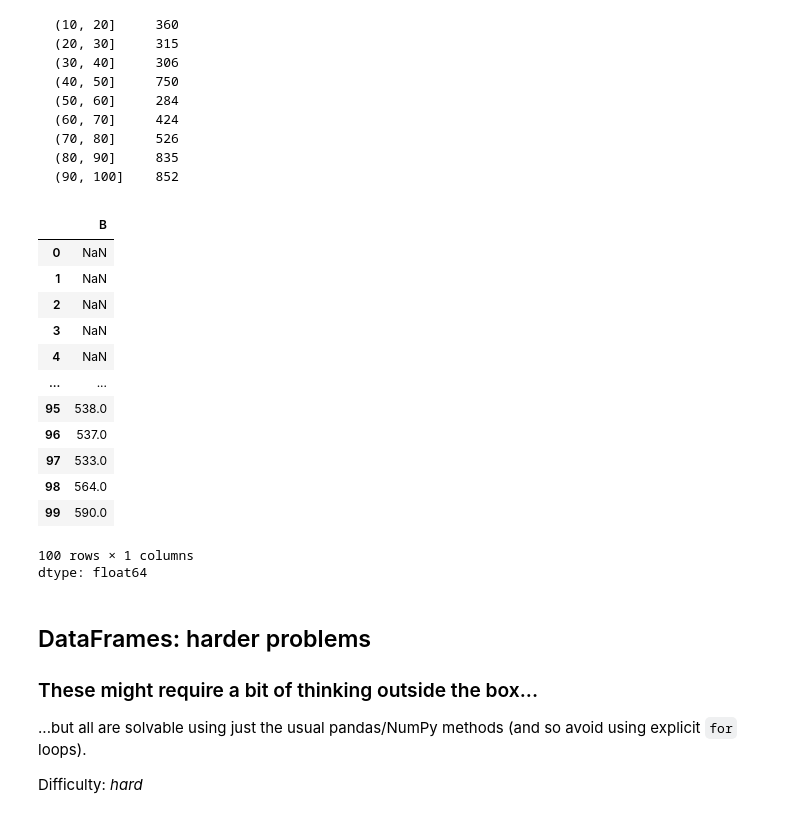
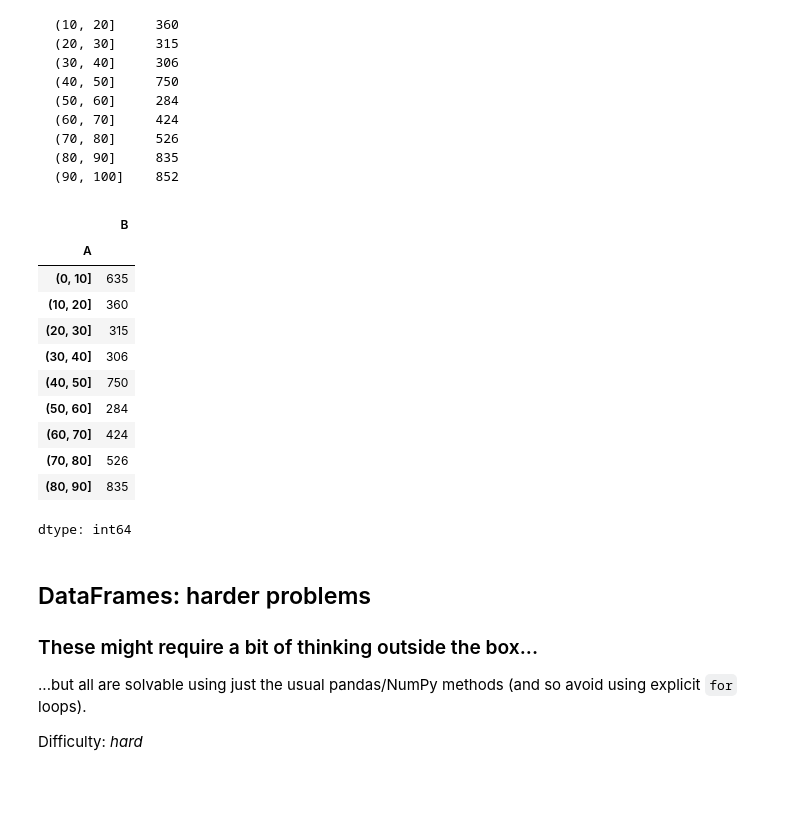
Before and after one commit to KummariJahnavi61/100-pandas-puzzles, a Jupyter notebook: 100-pandas-puzzles.ipynb, the cells around one changed output. Cells and saved outputs as stored; diff of their text form; code cells hidden in the pictures; blank space fills up the shorter version.

```diff
--- a/100-pandas-puzzles.ipynb
+++ b/100-pandas-puzzles.ipynb
@@ -486,22 +486,20 @@ A
 # %%
 df = pd.DataFrame(np.random.RandomState(8765).randint(1, 101, size=(100, 2)), columns = ["A", "B"])
 
-df.B.rolling(10).sum()
+df.groupby(pd.cut(df["A"],bins=range(0,100,10)))['B'].sum()
 # %% [output]
 |  | B |
-| 0 | NaN |
-| 1 | NaN |
-| 2 | NaN |
-| 3 | NaN |
-| 4 | NaN |
-| ... | ... |
-| 95 | 538.0 |
-| 96 | 537.0 |
-| 97 | 533.0 |
-| 98 | 564.0 |
-| 99 | 590.0 |
+| A |  |
+| (0, 10] | 635 |
+| (10, 20] | 360 |
+| (20, 30] | 315 |
+| (30, 40] | 306 |
+| (40, 50] | 750 |
+| (50, 60] | 284 |
+| (60, 70] | 424 |
+| (70, 80] | 526 |
+| (80, 90] | 835 |
-100 rows × 1 columns
-dtype: float64
+dtype: int64
 # %% [markdown]
 ## DataFrames: harder problems
 
```
Also changed, not shown: parts of 3 cells of this notebook.
